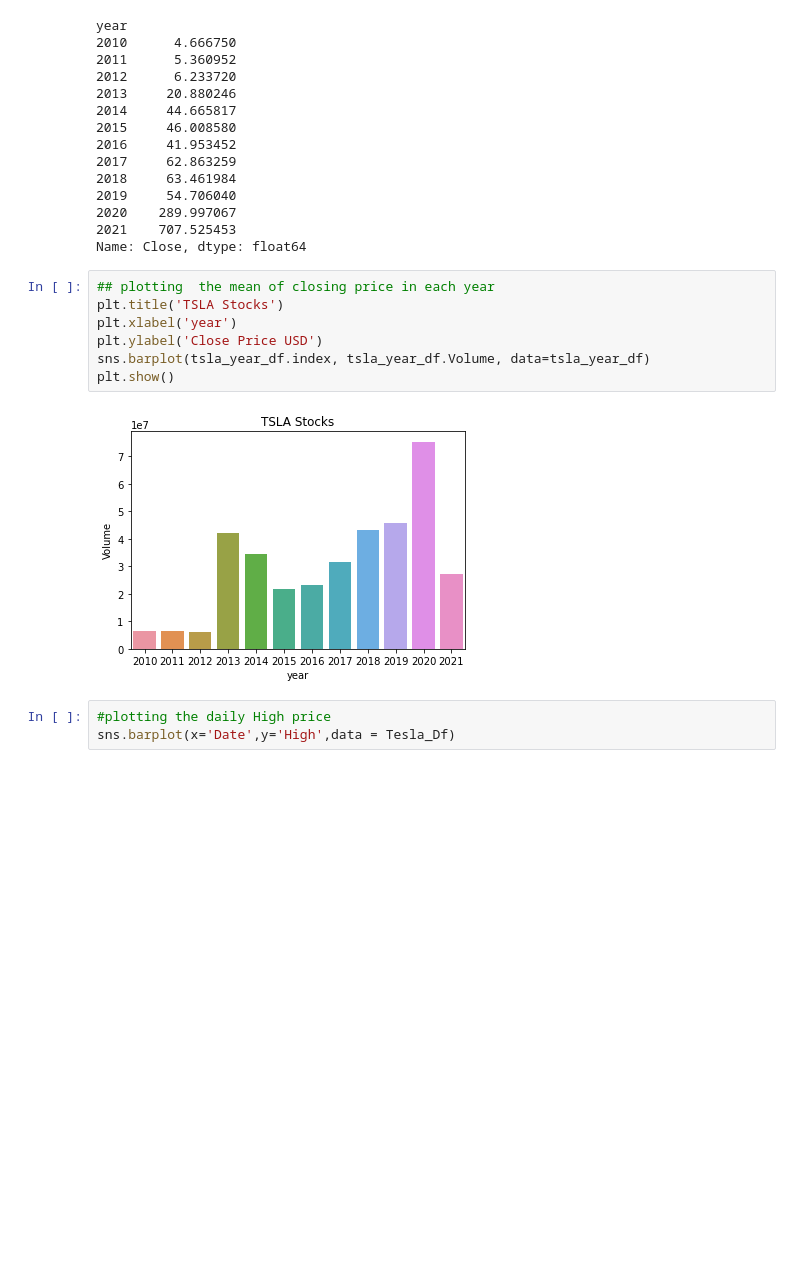
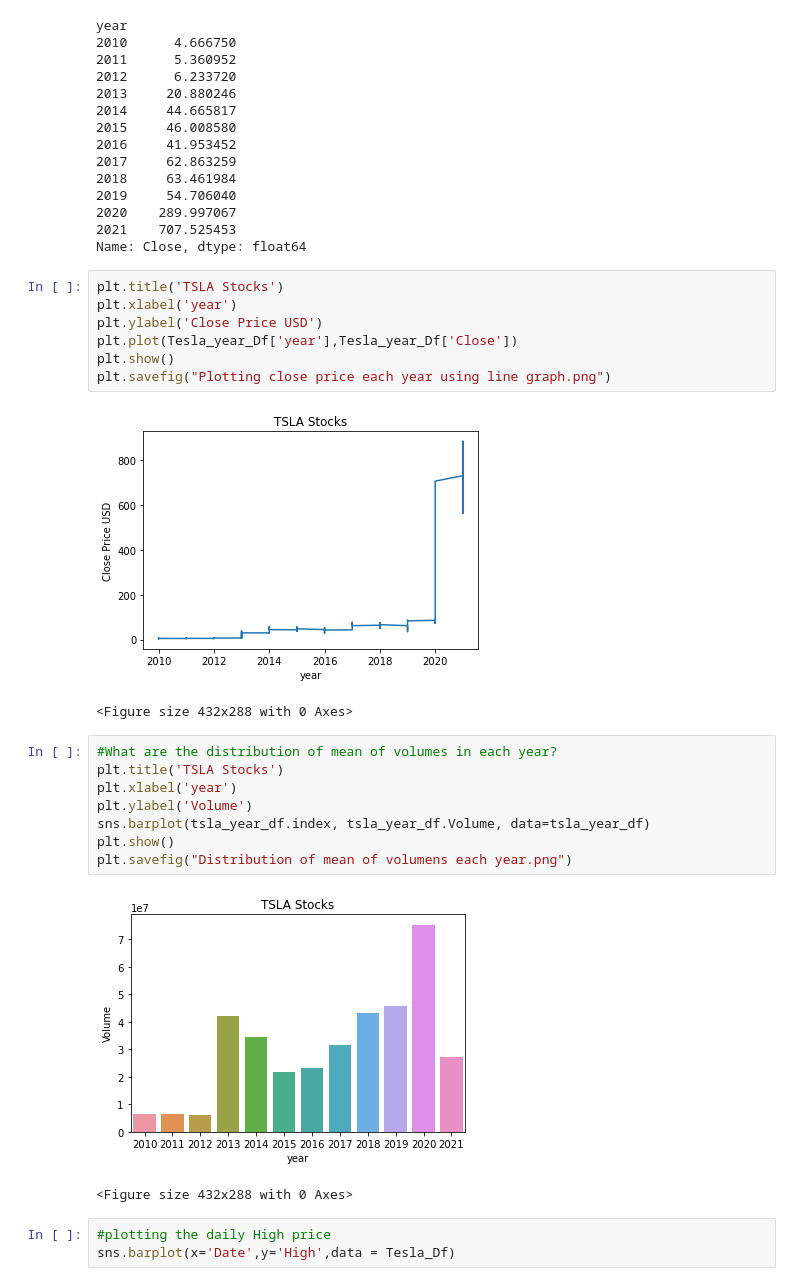
Before and after one commit to anacarol84/Project1_Tesla, a Jupyter notebook: Project-1/DataCleaningnew.ipynb, the cells around one changed output. Cells and saved outputs as stored; diff of their text form; blank space fills up the shorter version.

```diff
--- a/Project-1/DataCleaningnew.ipynb
+++ b/Project-1/DataCleaningnew.ipynb
@@ -142,15 +142,27 @@ year
 2020    289.997067
 2021    707.525453
 Name: Close, dtype: float64
+# %%
+plt.title('TSLA Stocks')
+plt.xlabel('year')
+plt.ylabel('Close Price USD')
+plt.plot(Tesla_year_Df['year'],Tesla_year_Df['Close'])
+plt.show()
+plt.savefig("Plotting close price each year using line graph.png")
+# %% [output]
+[figure, added]
+<Figure size 432x288 with 0 Axes>
 # %%
-## plotting  the mean of closing price in each year
+#What are the distribution of mean of volumes in each year?
 plt.title('TSLA Stocks')
 plt.xlabel('year')
-plt.ylabel('Close Price USD')
+plt.ylabel('Volume')
 sns.barplot(tsla_year_df.index, tsla_year_df.Volume, data=tsla_year_df)
 plt.show()
+plt.savefig("Distribution of mean of volumens each year.png")
 # %% [output]
 [figure]
+<Figure size 432x288 with 0 Axes>
 # %%
 #plotting the daily High price
 sns.barplot(x='Date',y='High',data = Tesla_Df)
```
Also changed, not shown: parts of 11 cells of this notebook, 5 other files.
